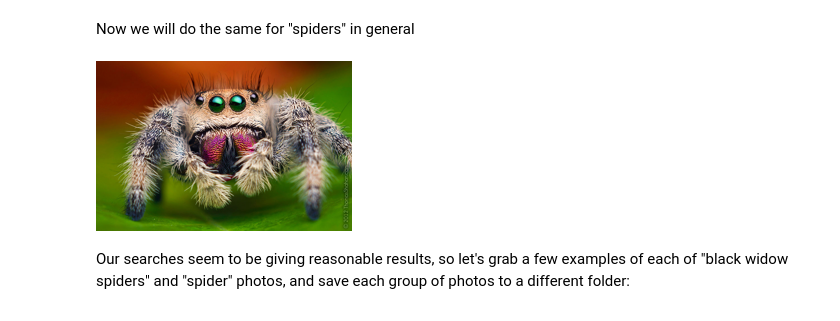
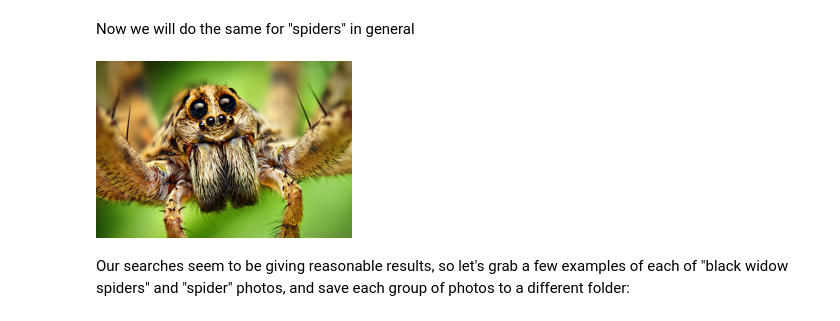
Before and after one commit to md82680/fastai-blackwidow-detection-MLmodel, a Jupyter notebook: black-widow-detection.ipynb, the cells around one changed output. Saved outputs shown, nothing was run; the diff lists cells and outputs as text; code cells hidden in the pictures.

Commit message:
Kaggle Notebook | Is it a black widow spider | Version 2 (Updated to manage Data Folder Structures)

```diff
--- a/black-widow-detection.ipynb
+++ b/black-widow-detection.ipynb
@@ -69,9 +69,9 @@ im.to_thumb(256,256)
 # %% [markdown]
 Now we will do the same for "spiders" in general
 # %%
-download_url(search_images('spider photos', max_images=1)[0], 'spider.jpg', show_progress=False)
+download_url(search_duckduckgo_images('spider photos', max_images=1)[0], 'spider.jpg', show_progress=False)
 Image.open('spider.jpg').to_thumb(256,256)
 # %% [output]
-[figure, old version]
+[figure, new version]
 # %% [markdown]
 Our searches seem to be giving reasonable results, so let's grab a few examples of each of "black widow spiders" and "spider" photos, and save each group of photos to a different folder:
```
Also changed, not shown: parts of 13 cells of this notebook.
